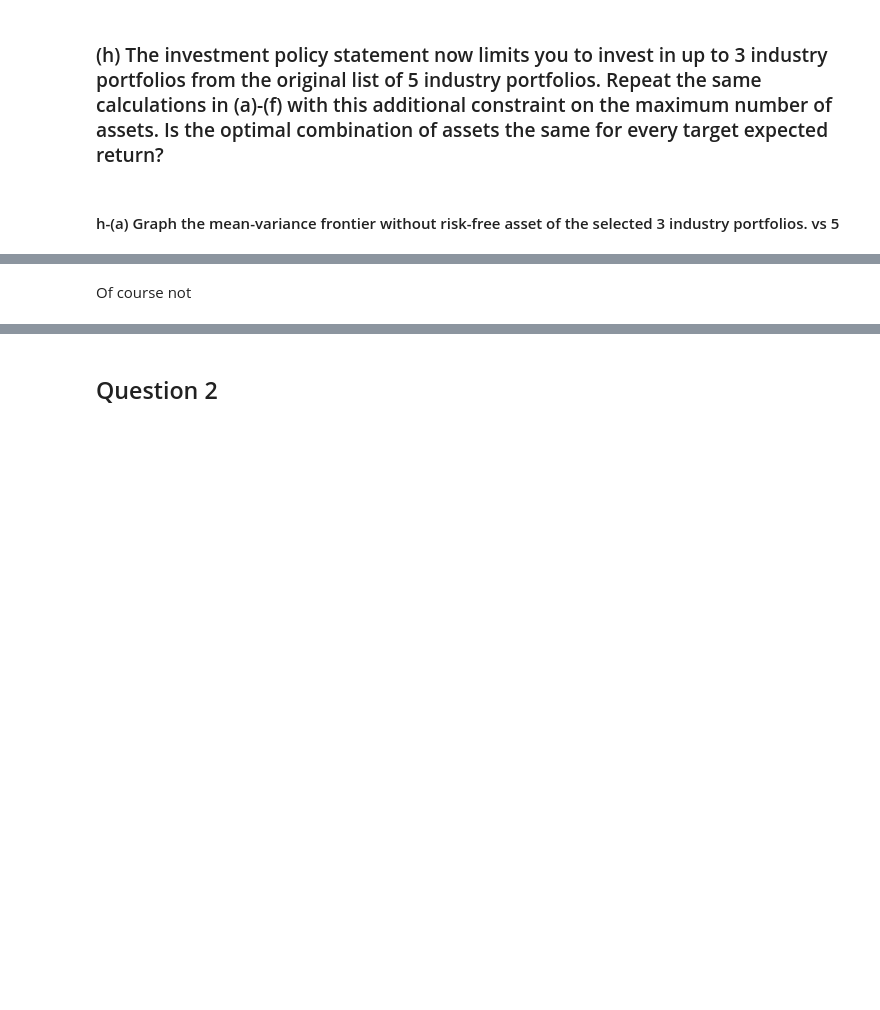
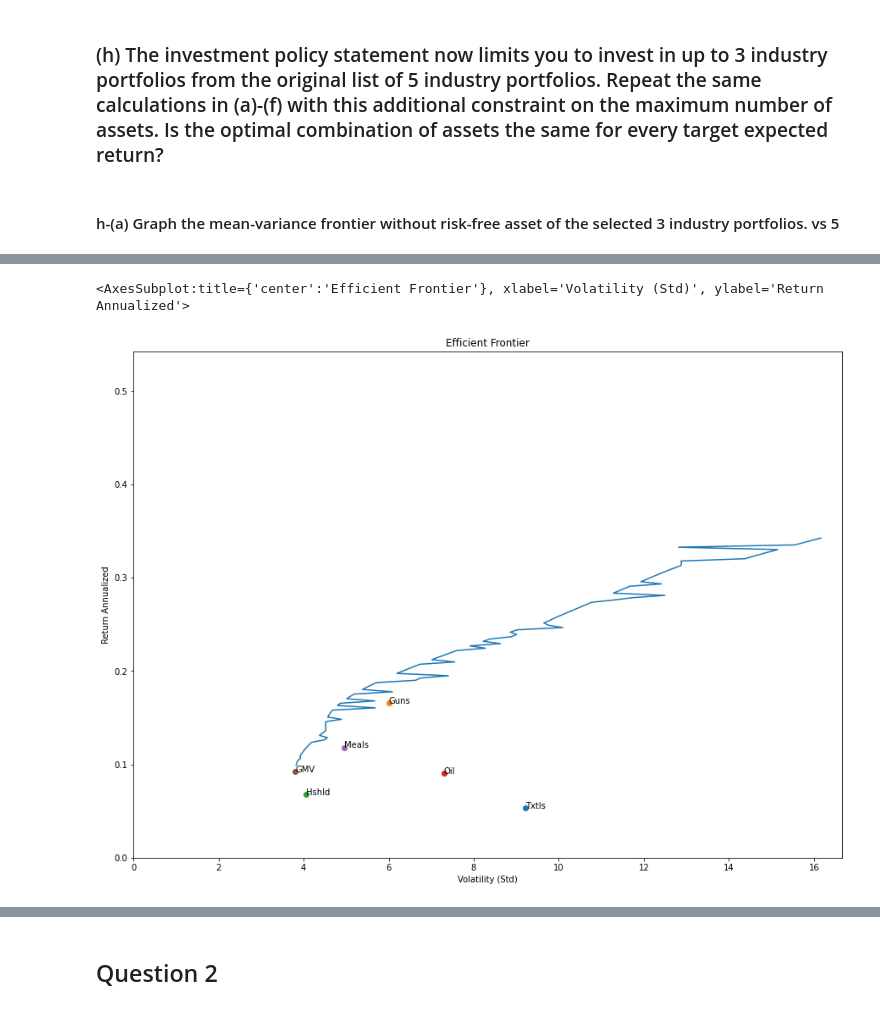
Before and after one commit to Damnsky100/Portfolio, a Jupyter notebook: Assignment_TP1.ipynb, the cells around one changed output, grey strips where cells are left out. Drawn from its saved outputs; the diff is of its cells as text; code cells hidden in the pictures; blank space fills up the shorter version.

```diff
--- a/Assignment_TP1.ipynb
+++ b/Assignment_TP1.ipynb
@@ -234,6 +237,8 @@ array([1.09989209e-01, 3.73327505e-01, 5.50774704e-17, 2.16840434e-18,
 # %%
 #Est-ce qu'on fait une contrainte dans l'optimisateur?
 #On peut prendre les 3 maximum weight in abs(value)
+Data_select = Data[['Txtls','Guns','Hshld','Oil','Meals']]
+
 E_return = f.annualize_rets(Data_select/100, 12)  #On a besoin des rendement annualisées comme le risk free rate est annualisé
 E_cov = Data_select.cov() # Just for test
 Nbr_PTF = 100
@@ -245,2 +247,32 @@ array(['Hshld', 'Meals', 'Guns'], dtype=object)
-# %% [markdown]
-Of course not
+# %%
+
+#Without shorting
+bounds_to_try_W_O_S = [
+[(0, 1), (0, 1), (0, 1), (0, 0), (0, 0)],
+[(0, 1), (0, 0), (0, 1), (0, 1), (0, 0)],
+[(0, 1), (0, 0), (0, 0), (0, 1), (0, 1)],
+[(0, 1), (0, 1), (0, 0), (0, 1), (0, 0)],
+[(0, 1), (0, 1), (0, 0), (0, 0), (0, 1)],
+[(0, 1), (0, 0), (0, 1), (0, 0), (0, 1)],
+[(0, 0), (0, 1), (0, 1), (0, 1), (0, 0)],
+[(0, 0), (0, 1), (0, 0), (0, 1), (0, 1)],
+[(0, 0), (0, 0), (0, 1), (0, 1), (0, 1)],
+[(0, 0), (0, 1), (0, 1), (0, 0), (0, 1)]]
+
+#With shorting
+bounds_to_try_WS = [
+[(-2, 2), (-2, 2), (-2, 2), (0, 0), (0, 0)],
+[(-2, 2), (0, 0), (-2, 2), (-2, 2), (0, 0)],
+[(-2, 2), (0, 0), (0, 0), (-2, 2), (-2, 2)],
+[(-2, 2), (-2, 2), (0, 0), (-2, 2), (0, 0)],
+[(-2, 2), (-2, 2), (0, 0), (0, 0), (-2, 2)],
+[(-2, 2), (0, 0), (-2, 2), (0, 0), (-2, 2)],
+[(0, 0), (-2, 2), (-2, 2), (-2, 2), (0, 0)],
+[(0, 0), (-2, 2), (0, 0), (-2, 2), (-2, 2)],
+[(0, 0), (0, 0), (-2, 2), (-2, 2), (-2, 2)],
+[(0, 0), (-2, 2), (-2, 2), (0, 0), (-2, 2)]]
+# %%
+f3.plot_ef_3(E_return, E_cov, 0, Nbr_PTF, bounds_to_try_WS,  show_cml=False, show_gmv=True)
+# %% [output]
+<AxesSubplot:title={'center':'Efficient Frontier'}, xlabel='Volatility (Std)', ylabel='Return Annualized'>
+[figure, added]
```
Also changed, not shown: parts of 15 cells of this notebook, 2 other files.
